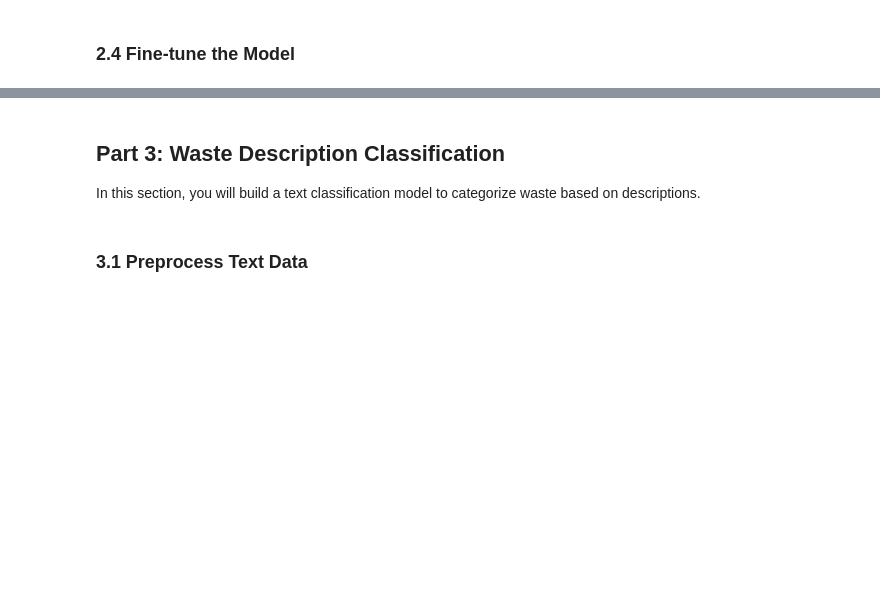
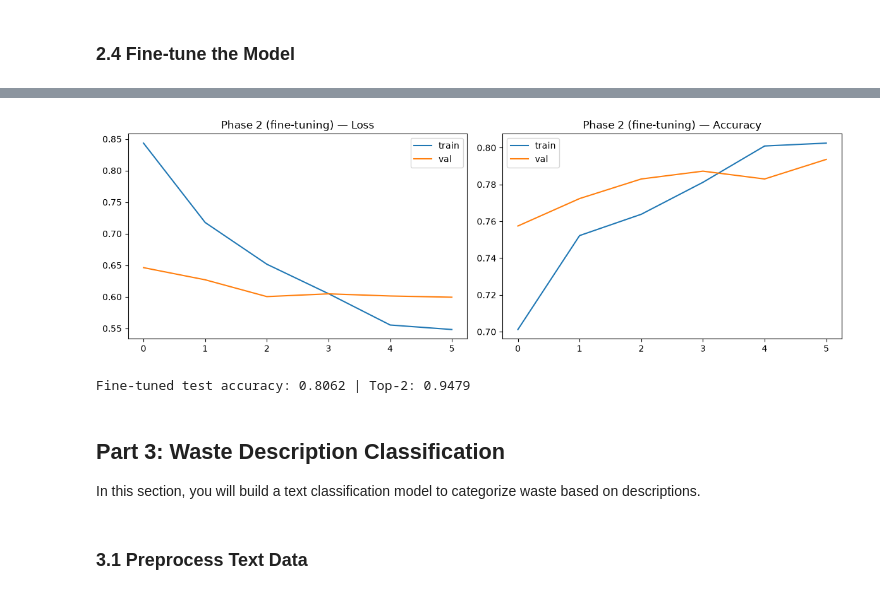
Before and after one commit to donjuel003/SMTV_NNs-and-Similar-Models, a Jupyter notebook: waste_management_summative.ipynb, the cells around one changed output, grey strips where cells are left out. Saved outputs shown, nothing was run; the diff lists cells and outputs as text; code cells hidden in the pictures; blank space fills up the shorter version.

```diff
--- a/waste_management_summative.ipynb
+++ b/waste_management_summative.ipynb
@@ -472,0 +637,32 @@ In this section, you will build a CNN model to classify waste materials from ima
+# %%
+# TODO: Tune model parameters to improve performance
+# - Adjust learning rate
+# - Add regularization, dropout
+# - Modify architecture if needed
+
+cnn_base.trainable = True
+for layer in cnn_base.layers[:-40]:
+    layer.trainable = False
+
+cnn_model.compile(
+    optimizer=tf.keras.optimizers.Adam(learning_rate=1e-5),
+    loss='categorical_crossentropy',
+    metrics=['accuracy',
+             tf.keras.metrics.TopKCategoricalAccuracy(k=2, name='top2_acc')]
+)
+
+history2 = cnn_model.fit(
+    train_prep,
+    validation_data=val_prep,
+    epochs=6,
+    callbacks=[early_stop, reduce_lr],
+    verbose=1,
+)
+plot_history(history2, "Phase 2 (fine-tuning)")
+
+test_loss, test_acc2, test_top2 = cnn_model.evaluate(test_prep, verbose=0)
+print(f"Fine-tuned test accuracy: {test_acc2:.4f} | Top-2: {test_top2:.4f}")
+
+# Persist for the integrated assistant
+cnn_model.save("ecosort_cnn.keras")
+# %% [output]
@@ -473,3 +685,5 @@ In this section, you will build a CNN model to classify waste materials from ima
+[figure, added]
+Fine-tuned test accuracy: 0.8062 | Top-2: 0.9479
 # %% [markdown]
 ## Part 3: Waste Description Classification
 
```
Also changed, not shown: parts of 35 cells of this notebook.
